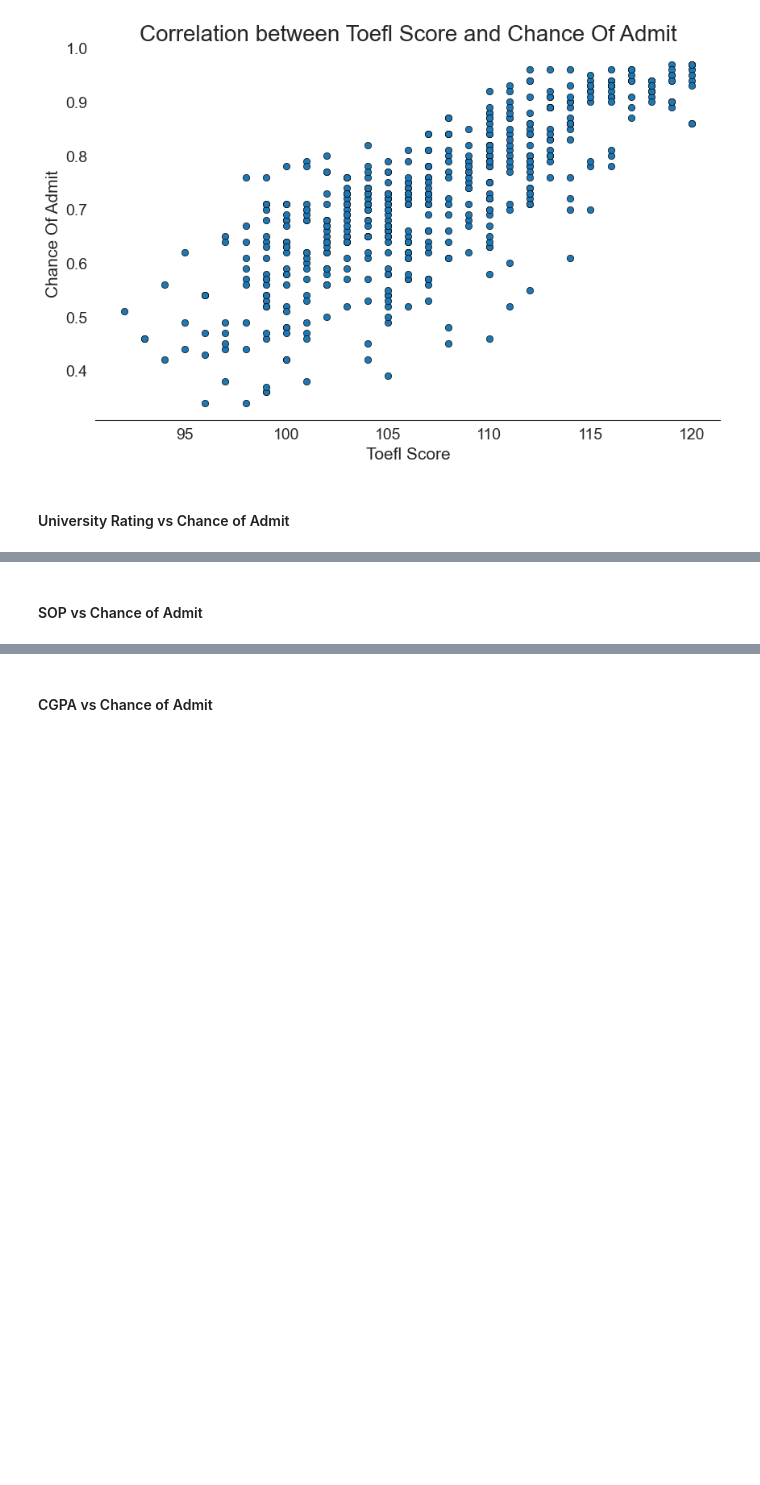
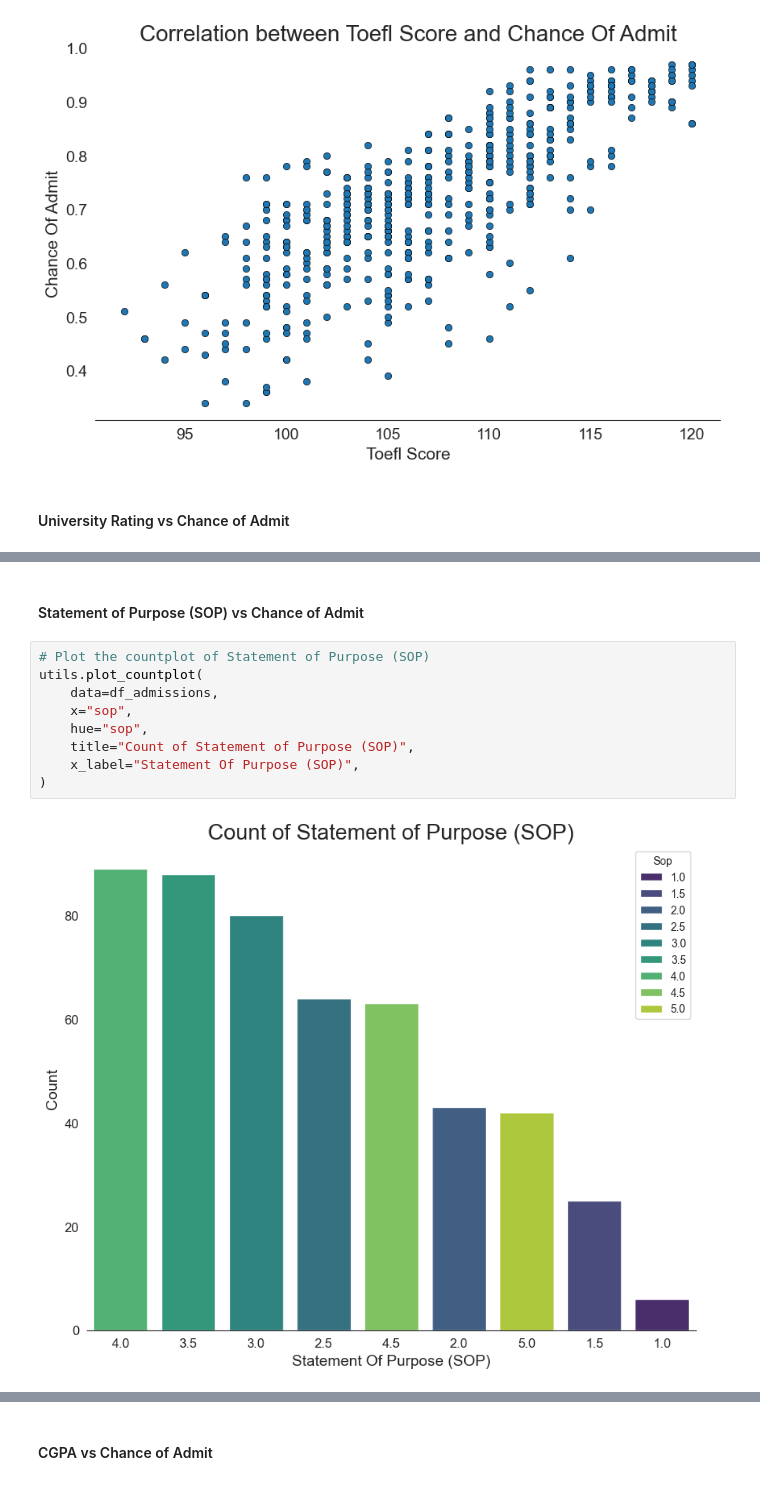
Before and after one commit to stefansphtr/Deep-Learning-Regression-with-Admissions-Data, a Jupyter notebook: Graduate_Admissions_Prediction_with_TensorFlow.ipynb, the cells around one changed output, grey strips where cells are left out. Saved outputs shown, nothing was run; the diff lists cells and outputs as text; blank space fills up the shorter version.

```diff
--- a/Graduate_Admissions_Prediction_with_TensorFlow.ipynb
+++ b/Graduate_Admissions_Prediction_with_TensorFlow.ipynb
@@ -486,5 +497,16 @@ utils.plot_correlation(
 # %% [output]
 [figure]
 # %% [markdown]
-#### SOP vs Chance of Admit
+#### Statement of Purpose (SOP) vs Chance of Admit
+# %%
+# Plot the countplot of Statement of Purpose (SOP)
+utils.plot_countplot(
+    data=df_admissions,
+    x="sop",
+    hue="sop",
+    title="Count of Statement of Purpose (SOP)",
+    x_label="Statement Of Purpose (SOP)",
+)
+# %% [output]
+[figure, added]
 # %%
```
Also changed, not shown: parts of 14 cells of this notebook.
